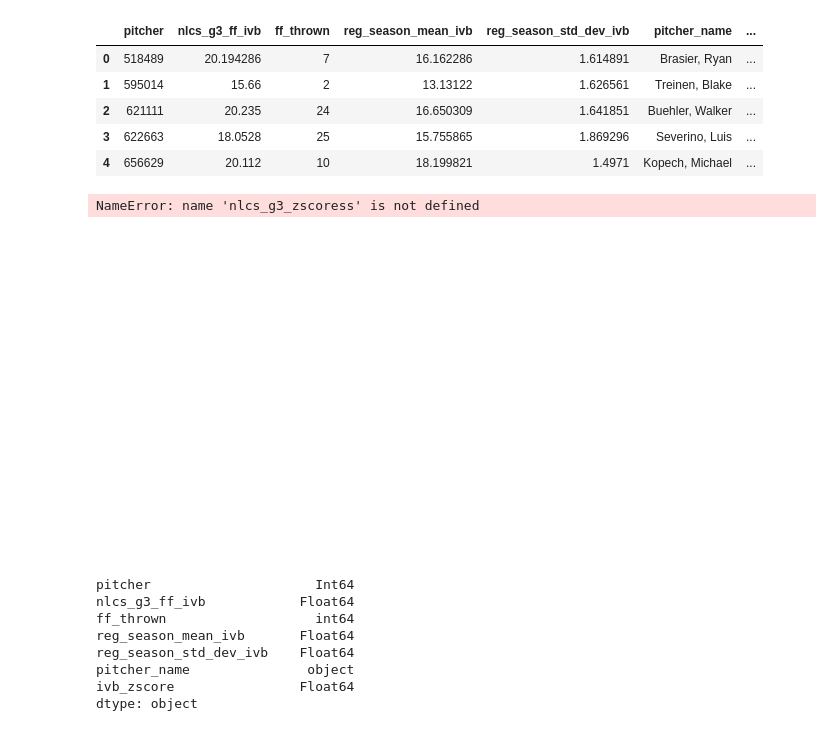
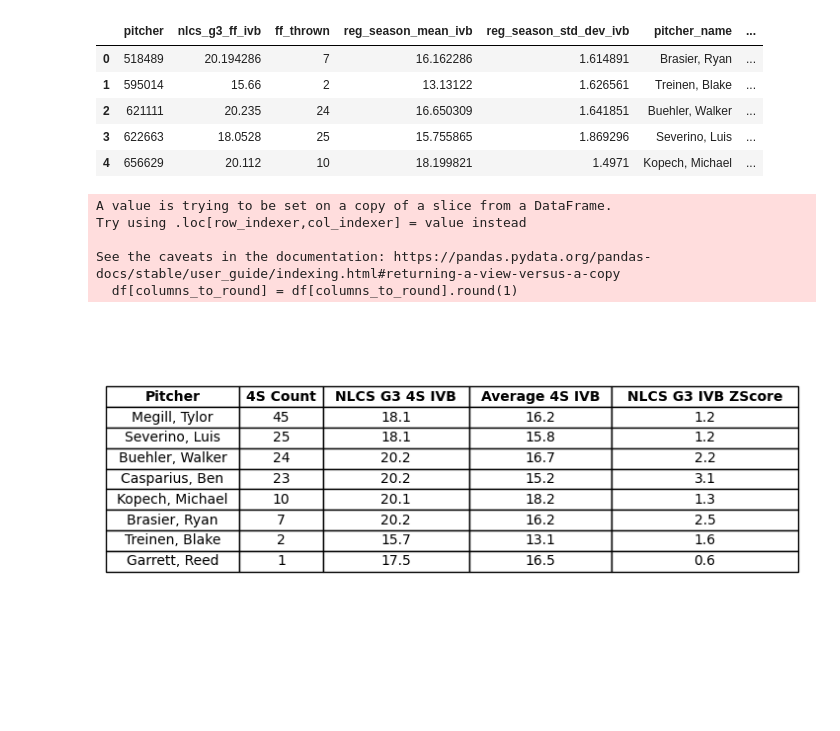
Before and after one commit to chuckrak/Baseball, a Jupyter notebook: buehler.ipynb, the cells around one changed output. Drawn from its saved outputs; the diff is of its cells as text; code cells hidden in the pictures; blank space fills up the shorter version.

```diff
--- a/buehler.ipynb
+++ b/buehler.ipynb
@@ -551,35 +554,36 @@ nlcs_g3_zscores.head()
 # %%
 fig, ax = plt.subplots(figsize=(8, 4))
 
 # Hide axes
 ax.axis('off')
-nlcs_g3_zscores.iloc[:, 2:] = nlcs_g3_zscores.iloc[:, 2:].round(1)
+df = nlcs_g3_zscores[['pitcher_name', 'ff_thrown', 'nlcs_g3_ff_ivb', 'reg_season_mean_ivb',  'ivb_zscore']]
+columns_to_round = ["nlcs_g3_ff_ivb", "reg_season_mean_ivb", "ivb_zscore"]
+df[columns_to_round] = df[columns_to_round].round(1)
+df = df.sort_values(by='ff_thrown', ascending=False)
 # Create a table
 table = ax.table(
-    cellText=nlcs_g3_zscores[['pitcher_name', 'ff_thrown', 'nlcs_g3_ff_ivb', 'reg_season_mean_ivb',  'ivb_zscore']].values,
-    colLabels=['Pitcher', "4S Count", "NLCS G3 4S IVB", "Reg. Season Mean 4S IVB", "NLCS G3 4S IVB ZScore"],
+    cellText=df.values,
+    colLabels=['Pitcher', "4S Count", "NLCS G3 4S IVB", "Average 4S IVB", "NLCS G3 IVB ZScore"],
     cellLoc='center',
     loc='center'
 )
+
+for col in range(len(df.columns)):
+    table[(0, col)].set_text_props(weight='bold')
+
 
 # Style the table
 table.auto_set_font_size(False)
 table.set_fontsize(10)
 table.auto_set_column_width(col=list(range(len(df.columns))))
+table.scale(1, 1.25)  # Scale the height of the rows (adjust factor as needed)
 
 # Show plot
 plt.show()
 # %% [output]
-NameError: name 'nlcs_g3_zscoress' is not defined
+A value is trying to be set on a copy of a slice from a DataFrame.
+Try using .loc[row_indexer,col_indexer] = value instead
+
+See the caveats in the documentation: https://pandas.pydata.org/pandas-docs/stable/user_guide/indexing.html#returning-a-view-versus-a-copy
+  df[columns_to_round] = df[columns_to_round].round(1)
-[figure, old version]
+[figure, new version]
-# %%
-nlcs_g3_zscores.dtypes
-# %% [output]
-pitcher                     Int64
-nlcs_g3_ff_ivb            Float64
-ff_thrown                   int64
-reg_season_mean_ivb       Float64
-reg_season_std_dev_ivb    Float64
-pitcher_name               object
-ivb_zscore                Float64
-dtype: object
```
Also changed, not shown: parts of 3 cells of this notebook.
